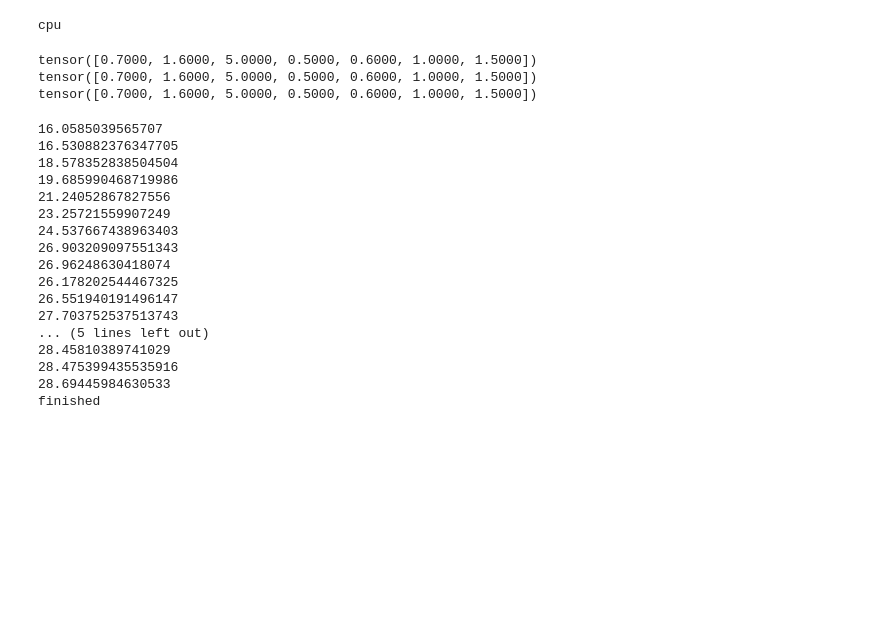
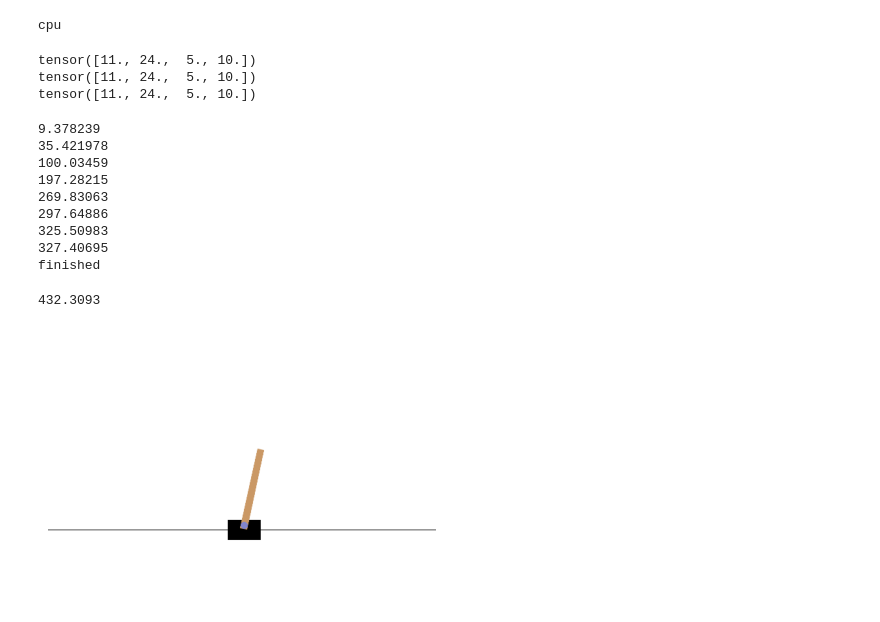
Before and after one commit to Baskin-LIU/Kernel-Propagation, a Jupyter notebook: Experiments/AdaptiveRL.ipynb, the cells around one changed output. Saved outputs shown, nothing was run; the diff lists cells and outputs as text; code cells hidden in the pictures; blank space fills up the shorter version.

```diff
--- a/Experiments/AdaptiveRL.ipynb
+++ b/Experiments/AdaptiveRL.ipynb
@@ -17,6 +19,7 @@ data_config = dict(default_data_config)
 general_config = dict(default_general_config)
 train_config = dict(default_train_config)
 
+general_config['save_path'] = "../saved_models/Cartpole/"
 
 #### With P learning ###
 dt = general_config["dt"]
@@ -155,10 +169,6 @@ actor_config['n_in'] = n_observations
 critic_config['n_in'] = n_observations
 actor_config['n_out'] = n_actions
 critic_config['n_out'] = 1
-actor_config['Tau0'] = (1, 6)
-critic_config['Tau0'] = (1, 6)
-actor_config['Tau2'] = np.array([0.7, 0.7, 1.6, 1.6, 5, 5])
-critic_config['Tau2'] = np.array([0.7, 0.7, 1.6, 1.6, 5., 5.])
 
 actor = buildRLNet(actor_config, general_config).to(device)
 critic = buildRLNet(critic_config, general_config).to(device)
@@ -167,38 +177,38 @@ for p in critic_target.parameters():
     p.requires_grad = False
 hard_update(critic_target, critic)
 
-num_episode = 10000
+num_episode = 1600
 
 optimizer_actor = torch.optim.Adam(
     actor.parameters(),
-    lr=3e-6,#train_config["learning_rate_actor"],
-    betas=(0.93, 0.999)
+    lr=1e-4,#train_config["learning_rate_actor"],
+    betas=(0.92, 0.999)
 )
 
 optimizer_critic = torch.optim.Adam(
     critic.parameters(),
-    lr=2e-3,#train_config["learning_rate_critic"],
-    betas=(0.93, 0.999)
+    lr=5e-3,#train_config["learning_rate_critic"],
+    betas=(0.92, 0.999)
 )
 
 scheduler_actor = torch.optim.lr_scheduler.CosineAnnealingLR(
     optimizer_actor,
     T_max = num_episode,
-    eta_min = 2e-7,
+    eta_min = 1e-7,
 )
 
 scheduler_critic = torch.optim.lr_scheduler.CosineAnnealingLR(
     optimizer_critic,
     T_max = num_episode,
-    eta_min = 2e-4,
+    eta_min = 1e-6,
 )
 
 error_record = []
 Cum_errors = 0.5
 # %% [output]
-tensor([0.7000, 1.6000, 5.0000, 0.5000, 0.6000, 1.0000, 1.5000])
-tensor([0.7000, 1.6000, 5.0000, 0.5000, 0.6000, 1.0000, 1.5000])
-tensor([0.7000, 1.6000, 5.0000, 0.5000, 0.6000, 1.0000, 1.5000])
+tensor([11., 24.,  5., 10.])
+tensor([11., 24.,  5., 10.])
+tensor([11., 24.,  5., 10.])
 # %%
 # Create the CartPole environment
 R = 0
@@ -207,26 +217,21 @@ for i in range(num_episode):
     scheduler_actor.step()
     scheduler_critic.step()
     R = 0.995*R + 0.005*total_reward
-    if i%500==499:
+    if i%200==199:
         print(R)
 # Close the environment
 env.close()
 print("finished")
+
+torch.save(actor.state_dict(), general_config['save_path']+"actor.ckp")
+torch.save(critic.state_dict(), general_config['save_path']+"critic.ckp")
 # %% [output]
-16.0585039565707
-16.530882376347705
-18.578352838504504
-19.685990468719986
-21.24052867827556
-23.25721559907249
-24.537667438963403
-26.903209097551343
-26.96248630418074
-26.178202544467325
-26.551940191496147
-27.703752537513743
-... (5 lines left out)
-28.45810389741029
-28.475399435535916
-28.69445984630533
+9.378239
+35.421978
+100.03459
+197.28215
+269.83063
+297.64886
+325.50983
+327.40695
 finished
@@ -232,0 +313,26 @@ finished
+# %%
+env = CartPoleCustomize(display=True)
+actor = buildRLNet(actor_config, general_config).to(device)
+critic = buildRLNet(critic_config, general_config).to(device)
+critic_target = buildRLNet(critic_config, general_config).to(device)
+actor.load_state_dict(torch.load(general_config['save_path']+"actor.ckp", weights_only=True))
+critic.load_state_dict(torch.load(general_config['save_path']+"critic.ckp", weights_only=True))
+critic_target.load_state_dict(torch.load(general_config['save_path']+"critic.ckp", weights_only=True))
+
+optimizer_actor = torch.optim.Adam(
+    actor.parameters(),
+    lr=2e-4,#train_config["learning_rate_actor"],
+    betas=(0.92, 0.999)
+)
+
+optimizer_critic = torch.optim.Adam(
+    critic.parameters(),
+    lr=2e-3,#train_config["learning_rate_critic"],
+    betas=(0.92, 0.999)
+)
+
+total_reward = episode_interpolate_adapt(env, actor, critic, critic_target, optimizer_actor, optimizer_critic)
+print(total_reward)
+# %% [output]
+432.3093
+[figure, added]
```
Also changed, not shown: parts of 3 cells of this notebook, 6 other files.
